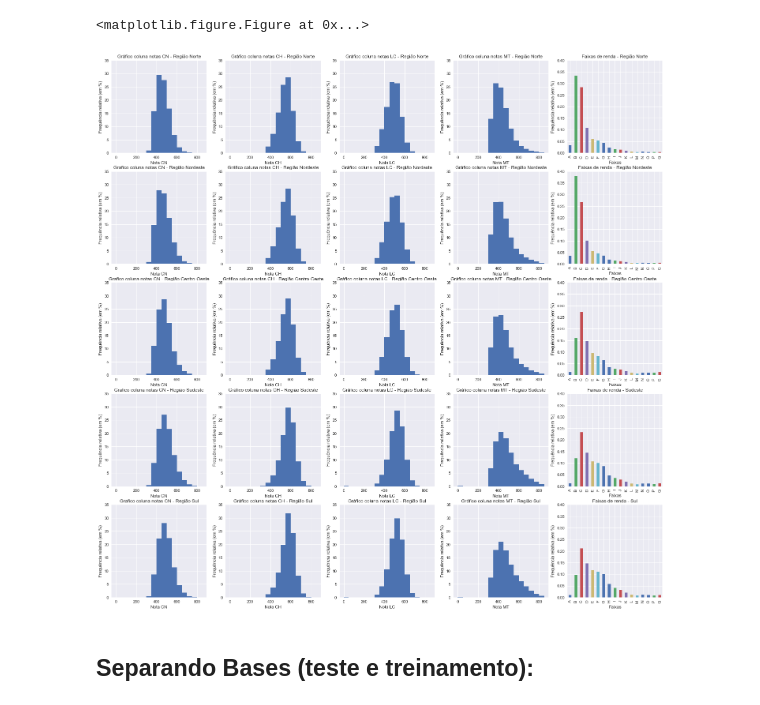
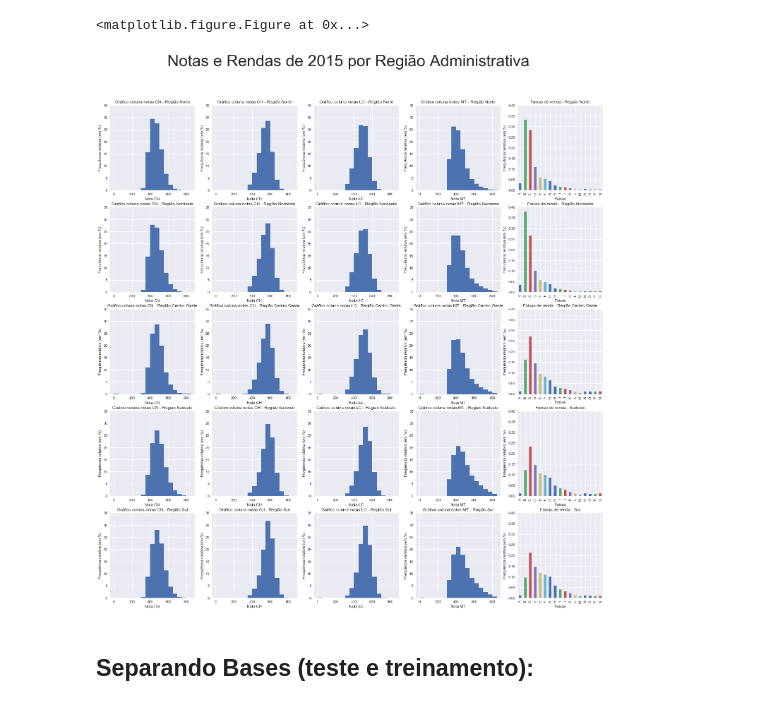
Before and after one commit to pedross3/CDDP_final, a Jupyter notebook: Projeto 03.ipynb, the cells around one changed output. Cells and saved outputs as stored; diff of their text form; code cells hidden in the pictures.

```diff
--- a/Projeto 03.ipynb
+++ b/Projeto 03.ipynb
@@ -663,36 +663,37 @@ plt.ylim(ymax=35)
 # 'Ciências Humanas' plot:
 plt.subplot(5, 5, 22)
 _ = data_sul.NU_NOTA_CH.plot.hist(bins=faixa, title='Gráfico coluna notas CH - Região Sul', weights=zeros_like(data_sul.NU_NOTA_CH)+1./data_sul.NU_NOTA_CH.size*100)
 plt.ylabel('Frequência relativa (em %)')
 plt.xlabel('Nota CH')
 plt.ylim(ymax=35)
 # 'Linguagens e Códigos' plot:
 plt.subplot(5, 5, 23)
 _ = data_sul.NU_NOTA_LC.plot.hist(bins=faixa, title='Gráfico coluna notas LC - Região Sul', weights=zeros_like(data_sul.NU_NOTA_LC)+1./data_sul.NU_NOTA_LC.size*100)
 plt.ylabel('Frequência relativa (em %)')
 plt.xlabel('Nota LC')
 plt.ylim(ymax=35)
 # 'Matemática e suas Tecnologias' plot:
 plt.subplot(5, 5, 24)
 _ = data_sul.NU_NOTA_MT.plot.hist(bins=faixa, title='Gráfico coluna notas MT - Região Sul', weights=zeros_like(data_sul.NU_NOTA_MT)+1./data_sul.NU_NOTA_MT.size*100)
 plt.ylabel('Frequência relativa (em %)')
 plt.xlabel('Nota MT')
 plt.ylim(ymax=35)
 # 'Q006' plot:
 plt.subplot(5, 5, 25)
 data_sul.Q006.value_counts(True).sort_index().plot(kind='bar', title='Faixas de renda - Sul')
 plt.ylabel('Frequência relativa (em %)')
 plt.xlabel('Faixas')
 plt.ylim(ymax=0.4)
 
 
-# # Adjusts between plot windows:
-# plt.subplots_adjust(top=0.9, wspace=0.5)
+## Adjusts between plot windows:
+plt.suptitle('Notas e Rendas de 2015 por Região Administrativa', fontsize=45)
+plt.subplots_adjust(top=0.9)
 
 ## Displaing all plots:
 plt.show()
 # %% [output]
-[figure, old version]
+[figure, new version]
 # %% [markdown]
 ## Separando Bases (teste e treinamento):
 # %%
```
